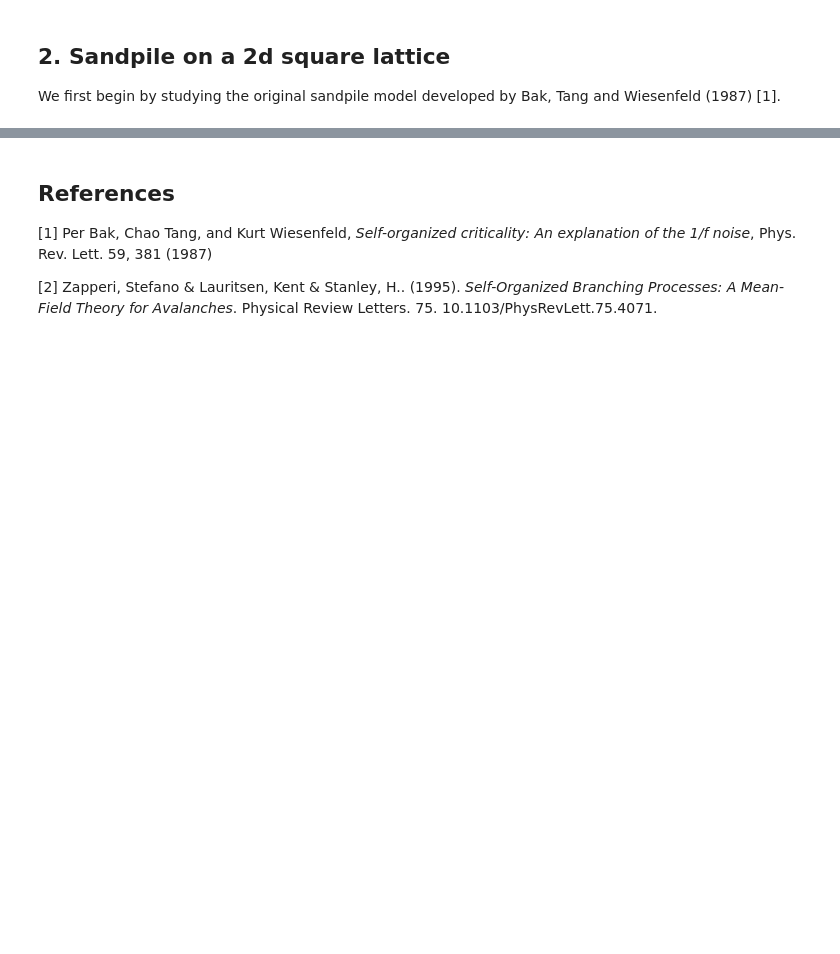
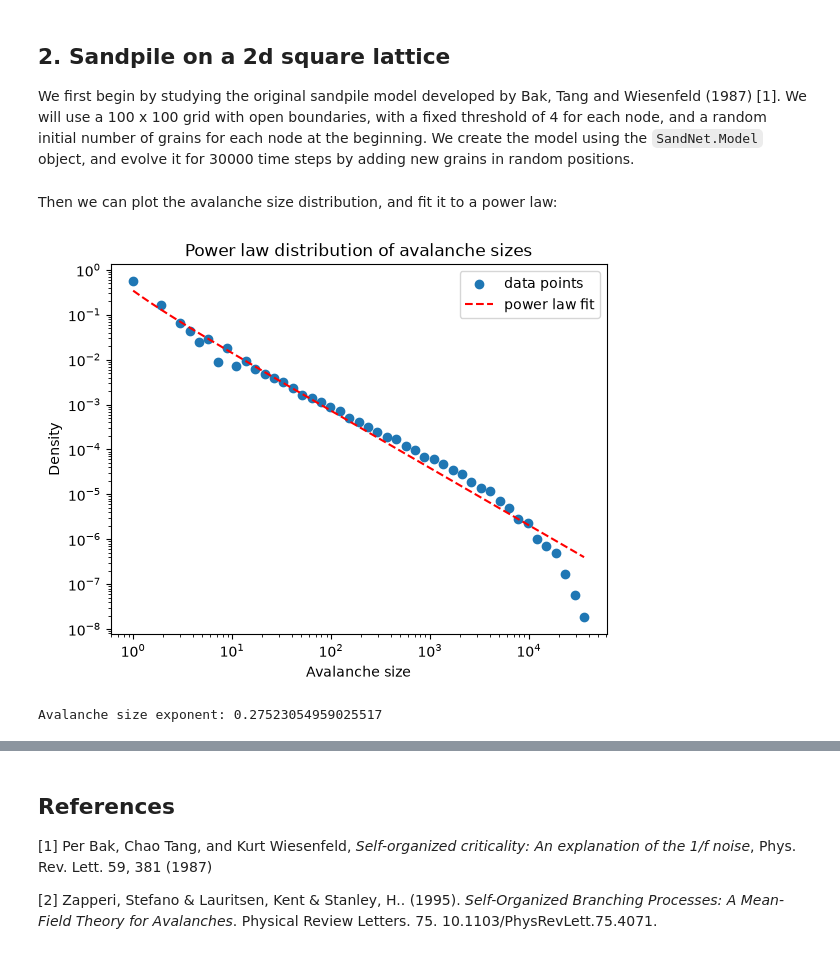
Before and after one commit to riccardo03-maker/SOC_on_networks, a Jupyter notebook: project_notebook.ipynb, the cells around one changed output, grey strips where cells are left out. Drawn from its saved outputs; the diff is of its cells as text; code cells hidden in the pictures; blank space fills up the shorter version.

```diff
--- a/project_notebook.ipynb
+++ b/project_notebook.ipynb
@@ -33,4 +41,17 @@ import SandNet
 # %% [markdown]
 ## 2. Sandpile on a 2d square lattice
 
-We first begin by studying the original sandpile model developed by Bak, Tang and Wiesenfeld (1987) [1].
+We first begin by studying the original sandpile model developed by Bak, Tang and Wiesenfeld (1987) [1]. We will use a 100 x 100 grid with open boundaries, with a fixed threshold of 4 for each node, and a random initial number of grains for each node at the beginning. We create the model using the `SandNet.Model` object, and evolve it for 30000 time steps by adding new grains in random positions.
+# %%
+original_model = SandNet.Model(N = 100, initial_grains='random')
+#the threshold of 4 and the lattice topologies are default parameters, so we don't need to specify them
+
+original_model.evolve(30000)
+# %% [markdown]
+Then we can plot the avalanche size distribution, and fit it to a power law:
+# %%
+exponent = SandNet.plot_avalanche_size(original_model)
+print("Avalanche size exponent: " + str(exponent))
+# %% [output]
+[figure, added]
+Avalanche size exponent: 0.27523054959025517
```
Also changed, not shown: parts of 3 cells of this notebook, 1 other file.
